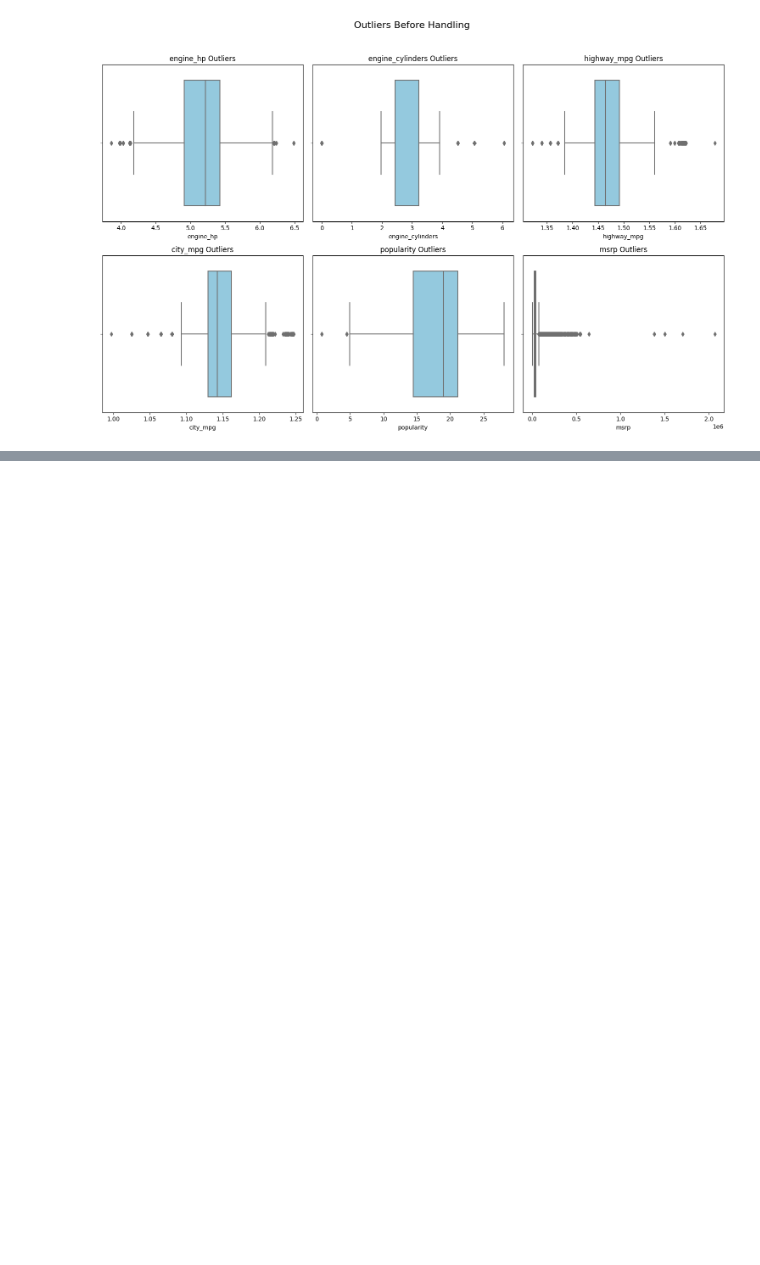
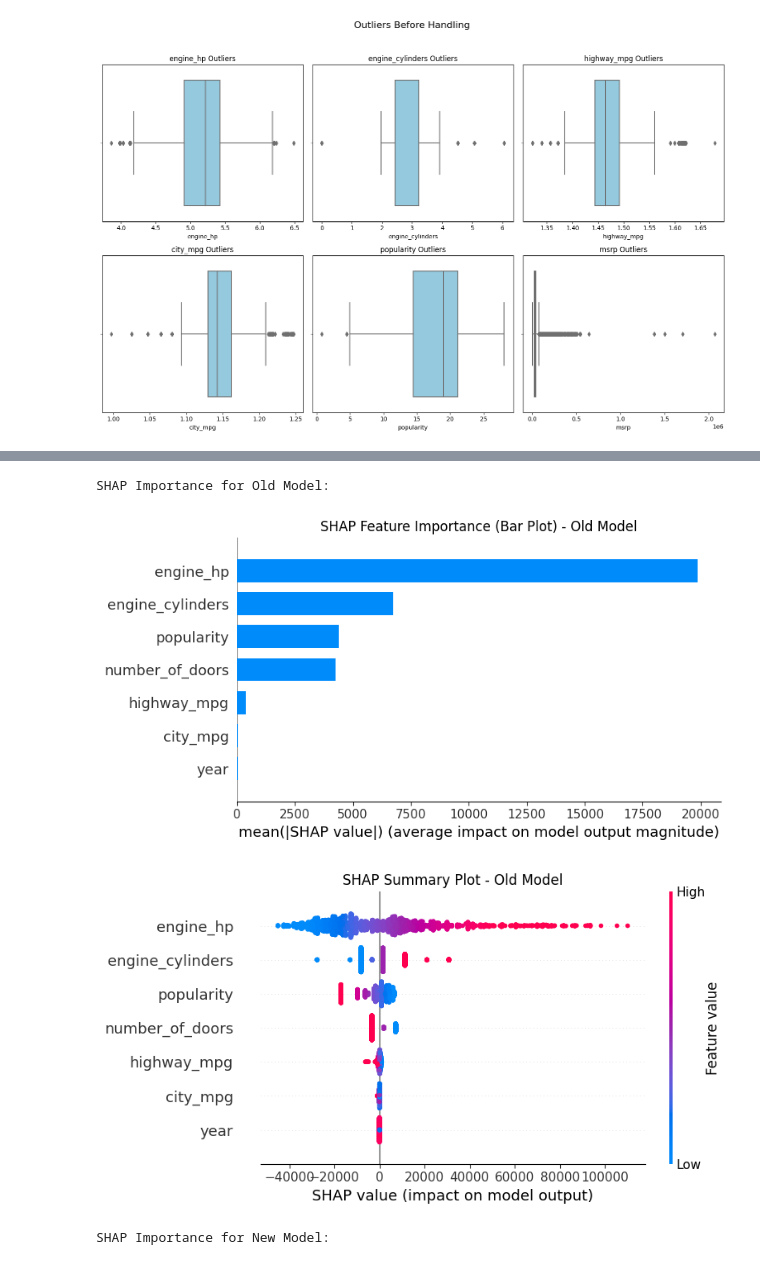
Before and after one commit to Mahmudhassan18/TDS-CARS-MSRP, a Jupyter notebook: TDS-MSRP-PART2.IPYNB, the cells around one changed output, grey strips where cells are left out. Saved outputs shown, nothing was run; the diff lists cells and outputs as text; code cells hidden in the pictures; blank space fills up the shorter version.

```diff
--- a/TDS-MSRP-PART2.IPYNB
+++ b/TDS-MSRP-PART2.IPYNB
@@ -281,0 +540,39 @@ Worst Predictions:
+# %%
+import shap
+import matplotlib.pyplot as plt
+import pandas as pd
+
+def shap_importance(model, x_train, x_test, title):
+    # Create SHAP explainer
+    explainer = shap.Explainer(model, x_train)
+    shap_values = explainer(x_test)
+
+    # Bar plot for global feature importance
+    plt.figure(figsize=(10, 6))
+    shap.summary_plot(shap_values, x_test, plot_type="bar", show=False)
+    plt.title(f"SHAP Feature Importance (Bar Plot) - {title}")
+    plt.tight_layout()
+    plt.show()
+
+    # Detailed summary plot
+    plt.figure(figsize=(10, 6))
+    shap.summary_plot(shap_values, x_test, show=False)
+    plt.title(f"SHAP Summary Plot - {title}")
+    plt.tight_layout()
+    plt.show()
+
+# Align the test data to match the training data structure
+X_test_old_aligned = X_test_old[X_train_old.columns]
+X_test_new_aligned = X_test[X_train.columns]
+
+# Generate SHAP importance plots
+print("SHAP Importance for Old Model:")
+shap_importance(xgb_model, X_train_old, X_test_old, "Old Model")
+
+print("SHAP Importance for New Model:")
+shap_importance(new_model, X_train, X_test, "New Model")
+# %% [output]
+SHAP Importance for Old Model:
+[figure, added]
+[figure, added]
+SHAP Importance for New Model:
```
Also changed, not shown: parts of 29 cells of this notebook.
